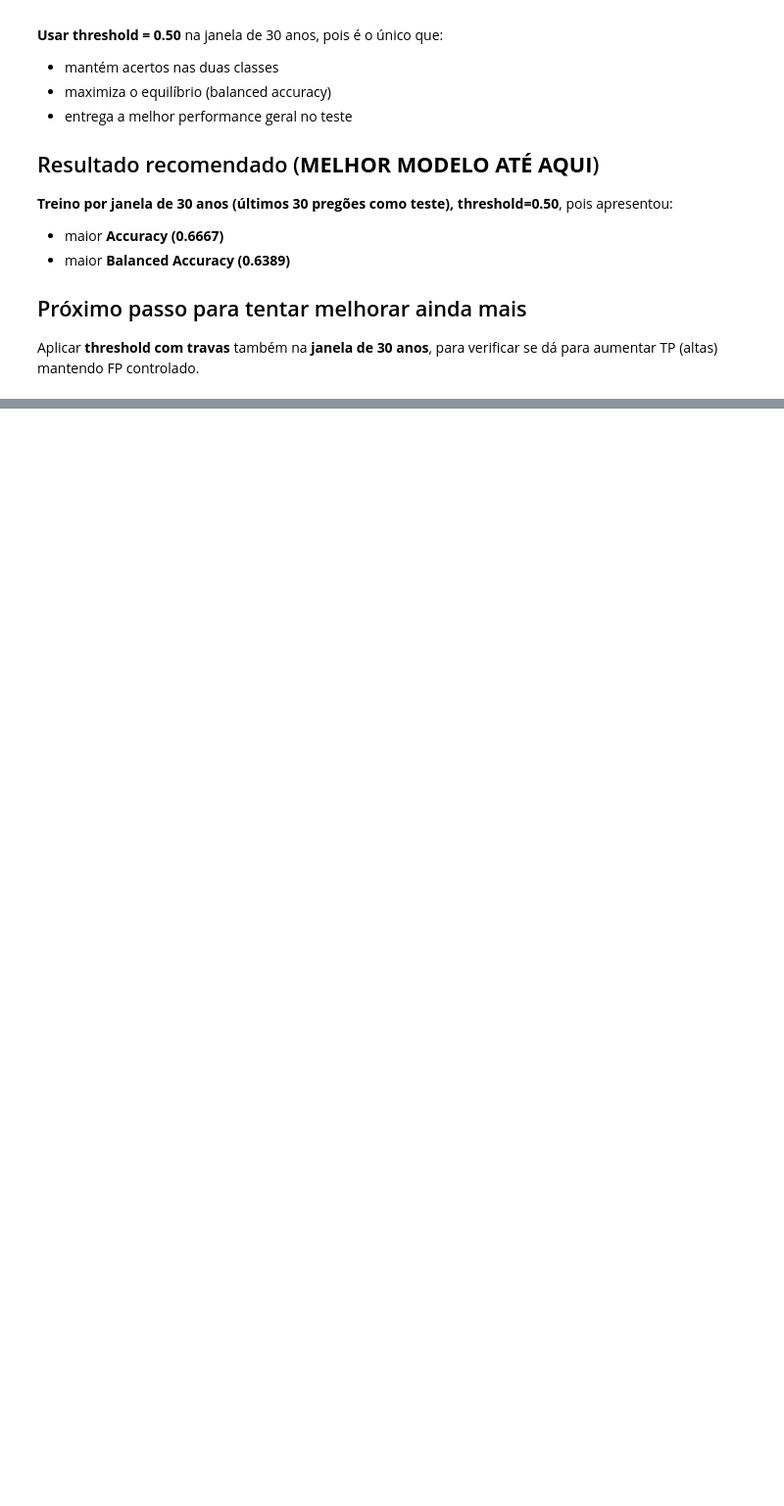
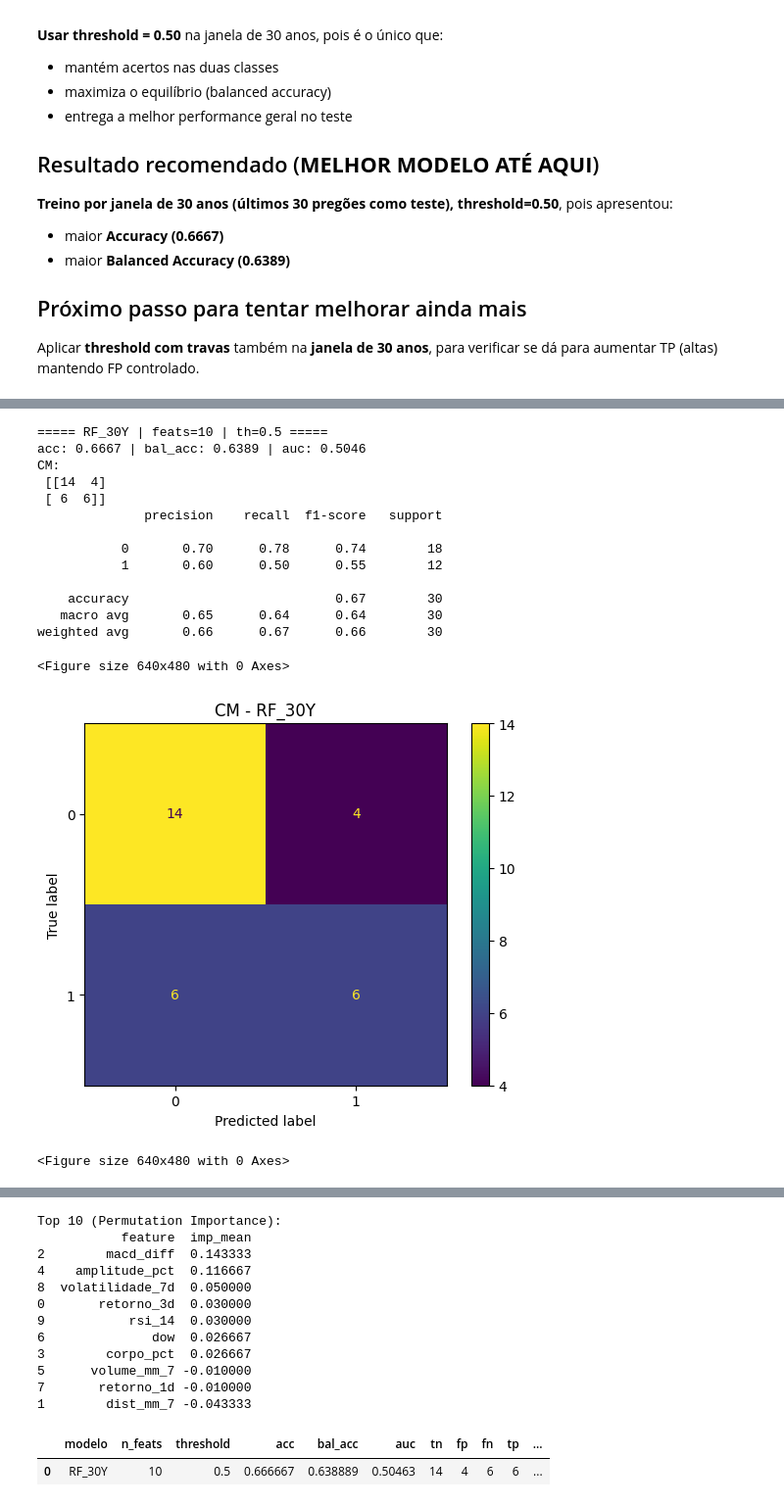
Before and after one commit to tivanello/fase2, a Jupyter notebook: notebooks/Ajustado_TECH_CHALLENGE_FASE_02_Eduardo_Gil_Tivanello.ipynb, the cells around one changed output, grey strips where cells are left out. Shown at 98% size. Saved outputs shown, nothing was run; the diff lists cells and outputs as text; code cells hidden in the pictures; blank space fills up the shorter version.

```diff
--- a/notebooks/Ajustado_TECH_CHALLENGE_FASE_02_Eduardo_Gil_Tivanello.ipynb
+++ b/notebooks/Ajustado_TECH_CHALLENGE_FASE_02_Eduardo_Gil_Tivanello.ipynb
@@ -650,17 +686,12 @@ df_ibovespa[colunas_features].describe(percentiles=[.01, .25, .5, .75, .99])
 # %% [markdown]
 **Análise da correlação entre as variáveis**
 # %%
-# 1) Split temporal antes (ex.: últimos 30 dias teste)
-df_ibovespa = df_ibovespa.sort_values("data").reset_index(drop=True).copy()
-df_treino = df_ibovespa.iloc[:-30].copy()
-df_teste  = df_ibovespa.iloc[-30:].copy()
-
-# 2) Correlação no TREINO (Pearson)
+# 1) Correlação no TREINO (Pearson)
 df_corr_p = df_treino[colunas_features + ["tendencia"]].corr(method="pearson")
 print("\nPearson (TREINO) - correlação com tendencia:")
 print(df_corr_p["tendencia"].sort_values(ascending=False))
 
-# 3) Correlação no TREINO (Spearman)
+# 2) Correlação no TREINO (Spearman)
 df_corr_s = df_treino[colunas_features + ["tendencia"]].corr(method="spearman")
 print("\nSpearman (TREINO) - correlação com tendencia:")
 print(df_corr_s["tendencia"].sort_values(ascending=False))
@@ -1228,14 +1184,14 @@ df_test = df.iloc[-30:].copy()
 data_ini_treino = df_test["data"].min() - pd.DateOffset(years=30)
 df_train = df[(df["data"] >= data_ini_treino) & (df["data"] < df_test["data"].min())].copy()
 
-features = [f for f in features_lean_plus if f in df_train.columns and f in df_test.columns]
+features_melhores = ["retorno_3d","dist_mm_7","macd_diff","corpo_pct","amplitude_pct", "volume_mm_7","dow","retorno_1d","volatilidade_7d","rsi_14"]
 
-train = df_train[features + ["tendencia"]].dropna()
-test  = df_test[features + ["tendencia"]].dropna()
+train = df_train[features_melhores + ["tendencia"]].dropna()
+test  = df_test[features_melhores + ["tendencia"]].dropna()
 
-X_train = train[features]
+X_train = train[features_melhores]
 y_train = train["tendencia"].astype(int)
-X_test  = test[features]
+X_test  = test[features_melhores]
 y_test  = test["tendencia"].astype(int)
 
 # modelo (o mesmo regularizado)
@@ -1714,0 +1533,41 @@ weighted avg     0.1600    0.4000    0.2286        30
+# %%
+resultados = []
+
+features_melhores = ["retorno_3d","dist_mm_7","macd_diff","corpo_pct","amplitude_pct",
+                     "volume_mm_7","dow","retorno_1d","volatilidade_7d","rsi_14"]
+
+avaliar_modelo(
+    RandomForestClassifier(n_estimators=1200, random_state=42, class_weight="balanced_subsample",
+                           max_depth=6, min_samples_leaf=20, min_samples_split=40, max_features="sqrt"),
+    "RF_30Y",
+    df_train, df_test,
+    features_melhores,
+    resultados,
+    threshold=0.5,
+    plotar=True,
+    importancia=True
+)
+
+import pandas as pd
+
+def resumo_resultados(resultados, ordenar_por="acc"):
+    return pd.DataFrame(resultados).sort_values(ordenar_por, ascending=False).reset_index(drop=True)
+
+resumo_resultados(resultados)
+# %% [output]
+===== RF_30Y | feats=10 | th=0.5 =====
+acc: 0.6667 | bal_acc: 0.6389 | auc: 0.5046
+CM:
+ [[14  4]
+ [ 6  6]]
+              precision    recall  f1-score   support
+
+           0       0.70      0.78      0.74        18
+           1       0.60      0.50      0.55        12
+
+    accuracy                           0.67        30
+   macro avg       0.65      0.64      0.64        30
+weighted avg       0.66      0.67      0.66        30
+<Figure size 640x480 with 0 Axes>
+[figure, added]
+<Figure size 640x480 with 0 Axes>
@@ -1714,0 +1575,14 @@ weighted avg     0.1600    0.4000    0.2286        30
+Top 10 (Permutation Importance):
+           feature  imp_mean
+2        macd_diff  0.143333
+4    amplitude_pct  0.116667
+8  volatilidade_7d  0.050000
+0       retorno_3d  0.030000
+9           rsi_14  0.030000
+6              dow  0.026667
+3        corpo_pct  0.026667
+5      volume_mm_7 -0.010000
+7       retorno_1d -0.010000
+1        dist_mm_7 -0.043333
+|  | modelo | n_feats | threshold | acc | bal_acc | auc | tn | fp | fn | tp | ... |
+| 0 | RF_30Y | 10 | 0.5 | 0.666667 | 0.638889 | 0.50463 | 14 | 4 | 6 | 6 | ... |
```
Also changed, not shown: parts of 55 cells of this notebook.
